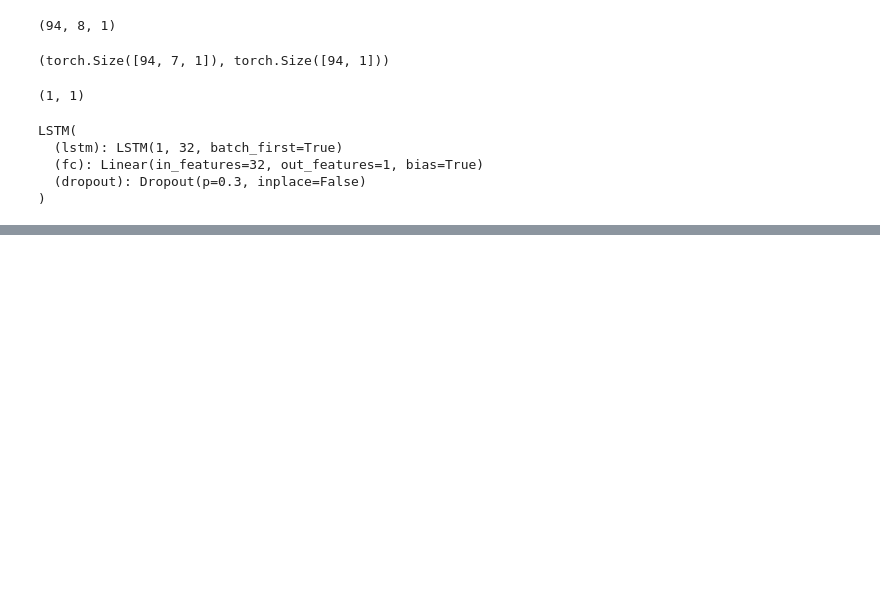
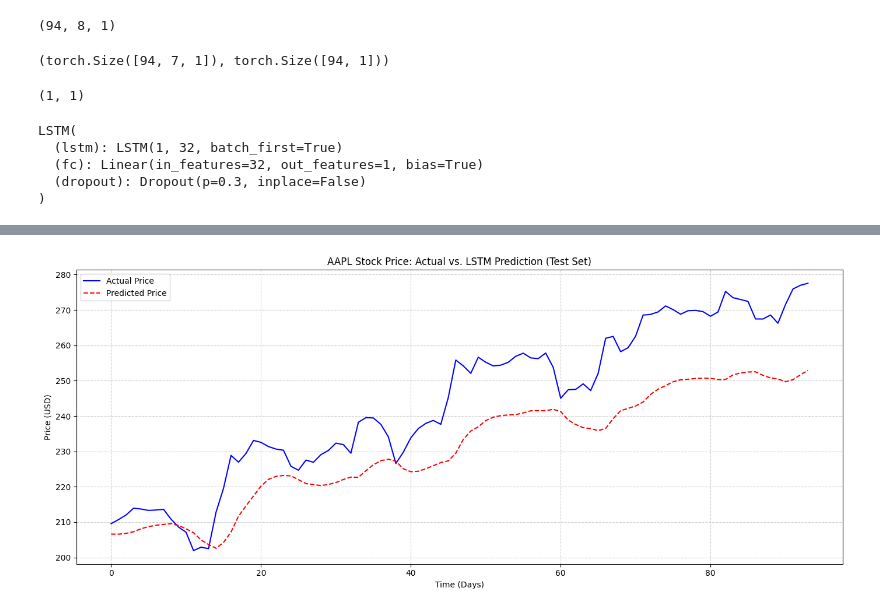
Before and after one commit to Ljw-w0/lstm, a Jupyter notebook: main.ipynb, the cells around one changed output, grey strips where cells are left out. Cells and saved outputs as stored; diff of their text form; code cells hidden in the pictures; blank space fills up the shorter version.

```diff
--- a/main.ipynb
+++ b/main.ipynb
@@ -225,0 +230,13 @@ plt.show()
+# %%
+plt.figure(figsize=(14, 6))
+plt.plot(test_act, label='Actual Price', color='blue')
+plt.plot(test_pred, label='Predicted Price', color='red', linestyle='--')
+plt.title(f'AAPL Stock Price: Actual vs. LSTM Prediction (Test Set)')
+plt.xlabel('Time (Days)')
+plt.ylabel('Price (USD)')
+plt.legend()
+plt.grid(True, linestyle='--', alpha=0.6)
+plt.tight_layout()
+plt.show()
+# %% [output]
+[figure, added]
```
Also changed, not shown: parts of 10 cells of this notebook.
